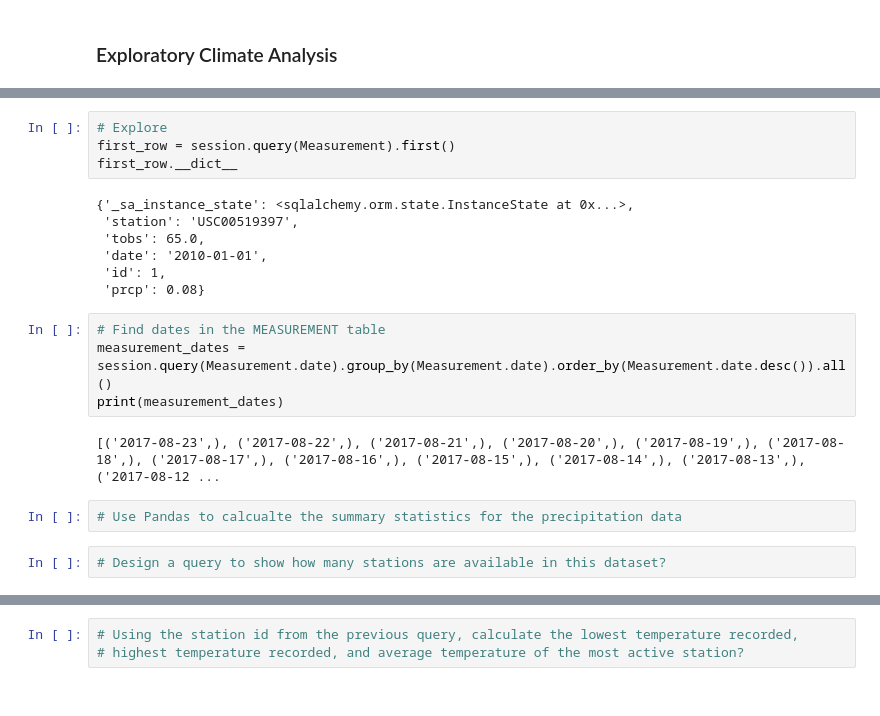
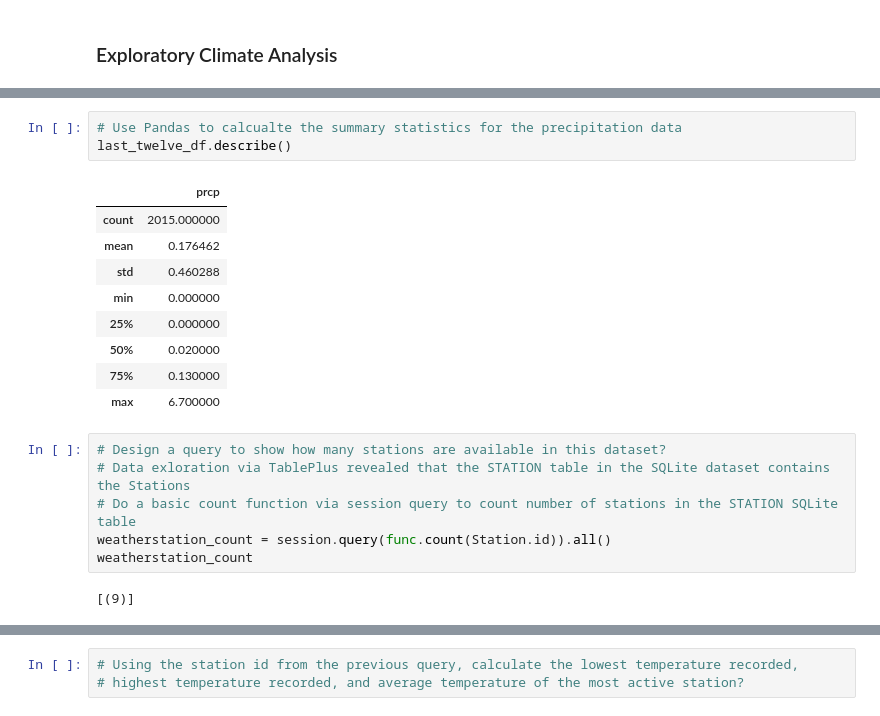
Before and after one commit to fanchea84/sqlalchemy-challenge, a Jupyter notebook: SQLAlchemy-Challenge_Jupyter_Notebook.ipynb, the cells around one changed output, grey strips where cells are left out. Saved outputs shown, nothing was run; the diff lists cells and outputs as text.

```diff
--- a/SQLAlchemy-Challenge_Jupyter_Notebook.ipynb
+++ b/SQLAlchemy-Challenge_Jupyter_Notebook.ipynb
@@ -63,25 +56,25 @@ Text(0, 0.5, 'Precipitation (inches)')
 [figure]
-# %%
-# Explore
-first_row = session.query(Measurement).first()
-first_row.__dict__
-# %% [output]
-{'_sa_instance_state': <sqlalchemy.orm.state.InstanceState at 0x...>,
- 'station': 'USC00519397',
- 'tobs': 65.0,
- 'date': '2010-01-01',
- 'id': 1,
- 'prcp': 0.08}
-# %%
-# Find dates in the MEASUREMENT table
-measurement_dates = session.query(Measurement.date).group_by(Measurement.date).order_by(Measurement.date.desc()).all()
-print(measurement_dates)
-# %% [output]
-[('2017-08-23',), ('2017-08-22',), ('2017-08-21',), ('2017-08-20',), ('2017-08-19',), ('2017-08-18',), ('2017-08-17',), ('2017-08-16',), ('2017-08-15',), ('2017-08-14',), ('2017-08-13',), ('2017-08-12 ...
 # %%
 # Use Pandas to calcualte the summary statistics for the precipitation data
+last_twelve_df.describe()
+# %% [output]
+|  | prcp |
+| count | 2015.000000 |
+| mean | 0.176462 |
+| std | 0.460288 |
+| min | 0.000000 |
+| 25% | 0.000000 |
+| 50% | 0.020000 |
+| 75% | 0.130000 |
+| max | 6.700000 |
-# %%
-# Design a query to show how many stations are available in this dataset?
+# %%
+# Design a query to show how many stations are available in this dataset?
+# Data exloration via TablePlus revealed that the STATION table in the SQLite dataset contains the Stations
+# Do a basic count function via session query to count number of stations in the STATION SQLite table
+weatherstation_count = session.query(func.count(Station.id)).all()
+weatherstation_count
+# %% [output]
+[(9)]
 # %%
 # What are the most active stations? (i.e. what stations have the most rows)?
 # List the stations and the counts in descending order.
```
Also changed, not shown: parts of 3 cells of this notebook.
